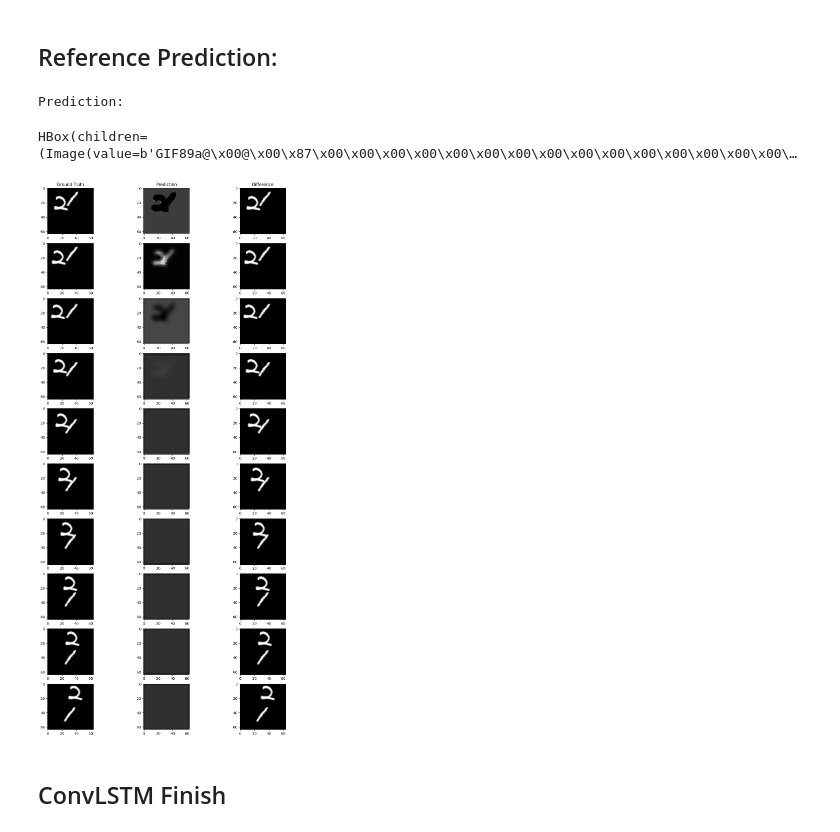
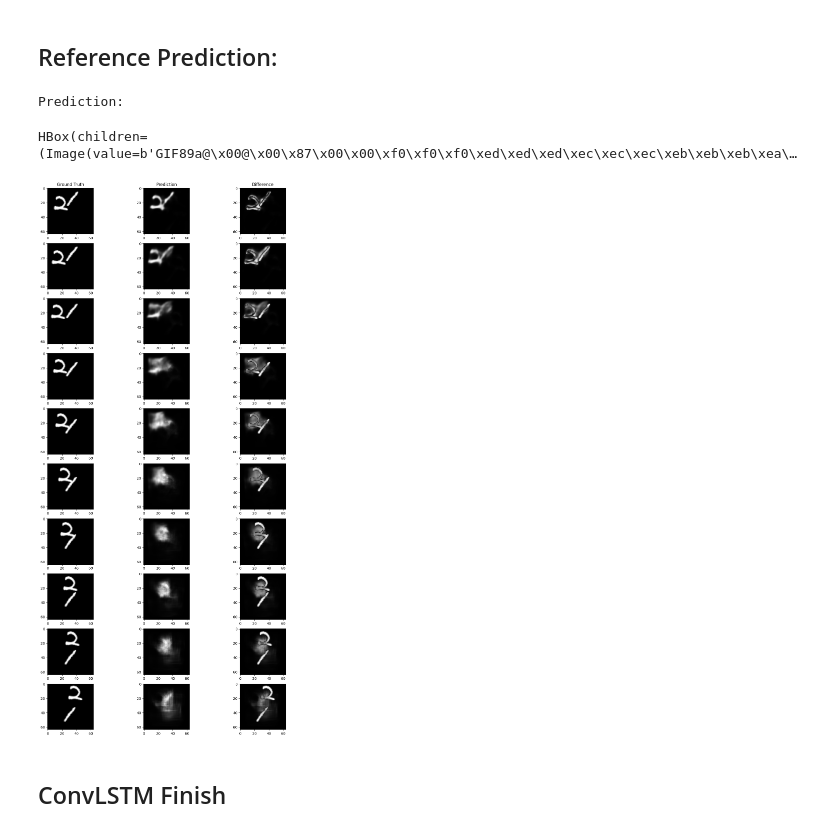
Before and after one commit to Silver0x10/VideoPrediction_MovingMNIST, a Jupyter notebook: notebooks/VideoPredictionMovingMNIST.ipynb, the cells around one changed output. Drawn from its saved outputs; the diff is of its cells as text; code cells hidden in the pictures.

Commit message:
Nuovo ConvLSTM

```diff
--- a/notebooks/VideoPredictionMovingMNIST.ipynb
+++ b/notebooks/VideoPredictionMovingMNIST.ipynb
@@ -214,7 +215,7 @@ from src.ConvLSTM import *
 from src.parameters import ParamsConvLSTM
 
 params_convLSTM = ParamsConvLSTM()
-model_convLSTM = EncoderDecoder(n_f= 128, n_ch= 1, k_sz= 3)#params_convLSTM.batch_size)
+model_convLSTM = EncoderDecoder(n_f= 32, n_ch= 1, k_sz= 5)#params_convLSTM.batch_size)
 # %% [markdown]
 ## Training + Testing
 # %%
@@ -299,25 +299,26 @@ pred_convLSTM = pred_convLSTM.detach().squeeze().cpu()
 dataset.visualize_given_frames_as_gif(pred_convLSTM)
 # %% [output]
 Prediction:
-HBox(children=(Image(value=b'GIF89a@\x00@\x00\x87\x00\x00\x00\x00\x00\x00\x00\x00\x00\x00\x00\x00\x00\x00\x00\…
+HBox(children=(Image(value=b'GIF89a@\x00@\x00\x87\x00\x00\xf0\xf0\xf0\xed\xed\xed\xec\xec\xec\xeb\xeb\xeb\xea\…
 # %%
 fig, ax = plt.subplots(10, 3, figsize=(14, 28))
 ax[0,0].set_title('Ground Truth')
 ax[0,1].set_title('Prediction')
 ax[0,2].set_title('Difference')
 
 for i in range(gt_frames.shape[0]):
     gt_i = gt_frames[i, :, :]
     pred_i = pred_convLSTM[i, :, :].cpu()
+    picchio = gt_i - pred_i
     ax[i,0].imshow(gt_i, cmap='gray')
     ax[i,1].imshow(pred_i, cmap='gray')
-    ax[i,2].imshow(gt_i - pred_i, cmap='gray')
+    ax[i,2].imshow(abs(gt_i - pred_i), cmap='gray')
 
 fig.savefig('out/convLSTM_comparison.png')
-wandb.log({"example": wandb.Image("out/convLSTM_comparison.png")})
+#wandb.log({"example": wandb.Image("out/convLSTM_comparison.png")})
 
 fig.show()
 # %% [output]
-[figure, old version]
+[figure, new version]
 # %% [markdown]
 ## ConvLSTM Finish
```
Also changed, not shown: parts of 9 cells of this notebook.
